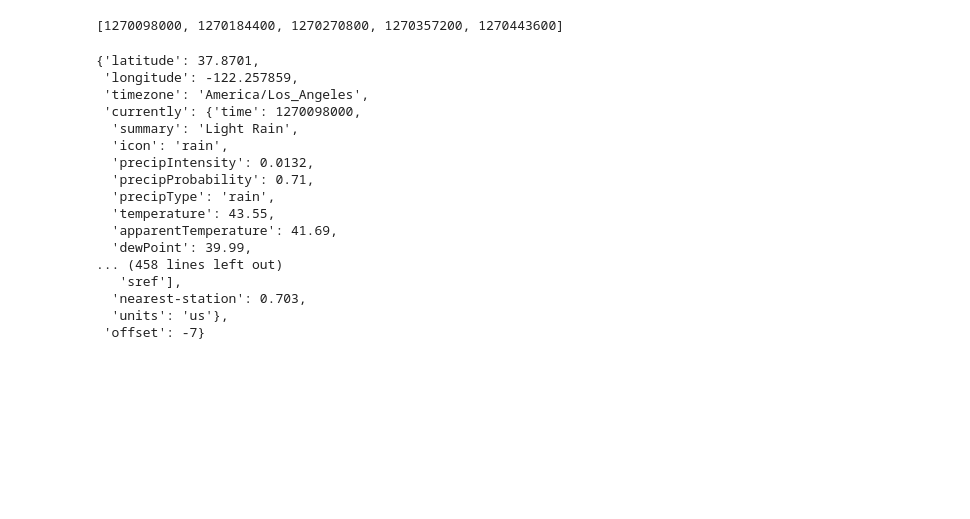
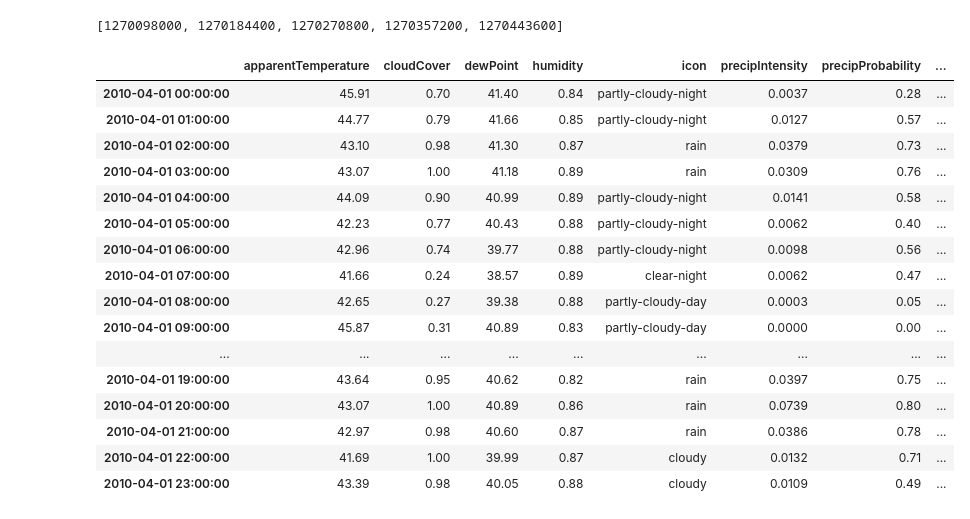
Before and after one commit to jackcsullivan/ER190C_final_proj, a Jupyter notebook: weather.ipynb, the cells around one changed output. Drawn from its saved outputs; the diff is of its cells as text; code cells hidden in the pictures; blank space fills up the shorter version.

Commit message:
made weather util funtions

```diff
--- a/weather.ipynb
+++ b/weather.ipynb
@@ -53,28 +54,35 @@ def get_hourly_weather(lat, lon, timestamp_str, tz='US/Pacific', key='c75fe89710
     resp = requests.get(with_time)
     if resp.status_code != 200:
         raise RuntimeError('API call errored with code: ' + resp.status_code)
-    return resp.json()
+    data_dict = resp.json()
+    daterange = pd.date_range(timestamp_str, periods=24, freq='1H')
+    df = pd.DataFrame(data_dict['hourly']['data'])
+    df.index = daterange
+    df = df.drop(columns=['time'])
+    return df
 # %%
 lat = 37.870100
 lon = -122.257859
 timestamp_str = april.index[0]
 tz = 'US/Central'
-get_hourly_weather(lat, lon, timestamp_str, tz)
+data = get_hourly_weather(lat, lon, timestamp_str, tz)
-# %% [output]
-{'latitude': 37.8701,
- 'longitude': -122.257859,
- 'timezone': 'America/Los_Angeles',
- 'currently': {'time': 1270098000,
-  'summary': 'Light Rain',
-  'icon': 'rain',
-  'precipIntensity': 0.0132,
-  'precipProbability': 0.71,
-  'precipType': 'rain',
-  'temperature': 43.55,
-  'apparentTemperature': 41.69,
-  'dewPoint': 39.99,
-... (458 lines left out)
-   'sref'],
-  'nearest-station': 0.703,
-  'units': 'us'},
- 'offset': -7}
+# %%
+data
+# %% [output]
+|  | apparentTemperature | cloudCover | dewPoint | humidity | icon | precipIntensity | precipProbability | ... |
+| 2010-04-01 00:00:00 | 45.91 | 0.70 | 41.40 | 0.84 | partly-cloudy-night | 0.0037 | 0.28 | ... |
+| 2010-04-01 01:00:00 | 44.77 | 0.79 | 41.66 | 0.85 | partly-cloudy-night | 0.0127 | 0.57 | ... |
+| 2010-04-01 02:00:00 | 43.10 | 0.98 | 41.30 | 0.87 | rain | 0.0379 | 0.73 | ... |
+| 2010-04-01 03:00:00 | 43.07 | 1.00 | 41.18 | 0.89 | rain | 0.0309 | 0.76 | ... |
+| 2010-04-01 04:00:00 | 44.09 | 0.90 | 40.99 | 0.89 | partly-cloudy-night | 0.0141 | 0.58 | ... |
+| 2010-04-01 05:00:00 | 42.23 | 0.77 | 40.43 | 0.88 | partly-cloudy-night | 0.0062 | 0.40 | ... |
+| 2010-04-01 06:00:00 | 42.96 | 0.74 | 39.77 | 0.88 | partly-cloudy-night | 0.0098 | 0.56 | ... |
+| 2010-04-01 07:00:00 | 41.66 | 0.24 | 38.57 | 0.89 | clear-night | 0.0062 | 0.47 | ... |
+| 2010-04-01 08:00:00 | 42.65 | 0.27 | 39.38 | 0.88 | partly-cloudy-day | 0.0003 | 0.05 | ... |
+| 2010-04-01 09:00:00 | 45.87 | 0.31 | 40.89 | 0.83 | partly-cloudy-day | 0.0000 | 0.00 | ... |
+| ... | ... | ... | ... | ... | ... | ... | ... | ... |
+| 2010-04-01 19:00:00 | 43.64 | 0.95 | 40.62 | 0.82 | rain | 0.0397 | 0.75 | ... |
+| 2010-04-01 20:00:00 | 43.07 | 1.00 | 40.89 | 0.86 | rain | 0.0739 | 0.80 | ... |
+| 2010-04-01 21:00:00 | 42.97 | 0.98 | 40.60 | 0.87 | rain | 0.0386 | 0.78 | ... |
+| 2010-04-01 22:00:00 | 41.69 | 1.00 | 39.99 | 0.87 | cloudy | 0.0132 | 0.71 | ... |
+| 2010-04-01 23:00:00 | 43.39 | 0.98 | 40.05 | 0.88 | cloudy | 0.0109 | 0.49 | ... |
```
Also changed, not shown: parts of 2 cells of this notebook, 2 other files.
